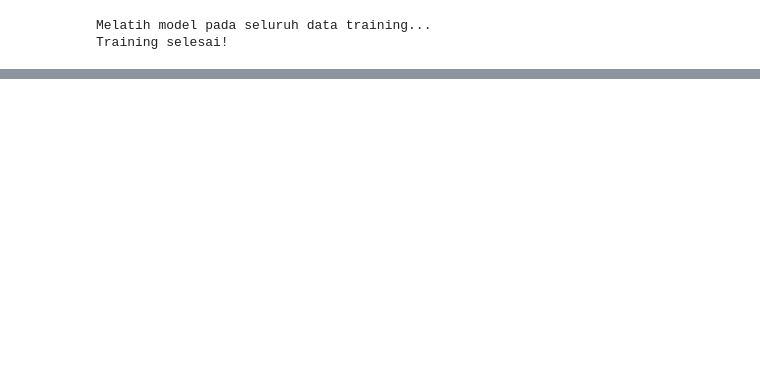
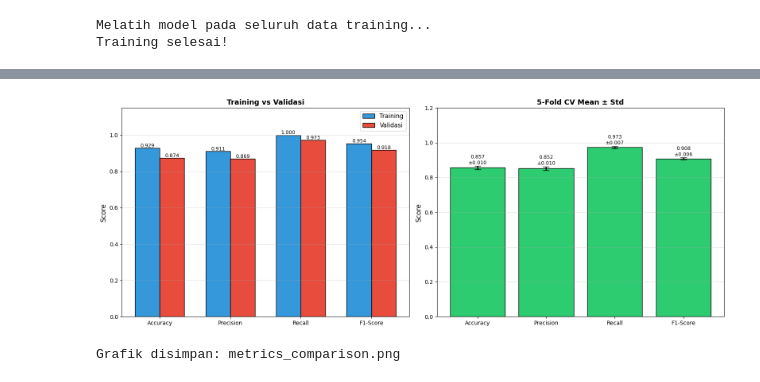
Before and after one commit to dieall/Klasifikasi-XGBOOST, a Jupyter notebook: XGBOOST_Klasifikasi_1.ipynb, the cells around one changed output, grey strips where cells are left out. Saved outputs shown, nothing was run; the diff lists cells and outputs as text; code cells hidden in the pictures; blank space fills up the shorter version.

```diff
--- a/XGBOOST_Klasifikasi_1.ipynb
+++ b/XGBOOST_Klasifikasi_1.ipynb
@@ -631,0 +876,16 @@ Training selesai!
+# %%
+comparison_df = pd.DataFrame({
+    'Metrik'   : ['Accuracy', 'Precision', 'Recall', 'F1-Score'],
+    'Training' : [train_acc,  train_prec,  train_rec,  train_f1],
+    'Validasi' : [val_acc,    val_prec,    val_rec,    val_f1],
+    'CV Mean'  : [cv_scores['accuracy'].mean(),  cv_scores['precision'].mean(),
+                  cv_scores['recall'].mean(),     cv_scores['f1'].mean()],
+    'CV Std'   : [cv_scores['accuracy'].std(),   cv_scores['precision'].std(),
+                  cv_scores['recall'].std(),      cv_scores['f1'].std()],
+})
+
+print("=" * 80)
+print("TABEL PERBANDINGAN METRIK EVALUASI")
+print("=" * 80)
+print(comparison_df.to_string(index=False))
+print("=" * 80)
@@ -631,0 +902,49 @@ Training selesai!
+# %%
+fig, axes = plt.subplots(1, 2, figsize=(16, 6))
+x = np.arange(len(comparison_df))
+w = 0.35
+
+# Plot 1: Training vs Validasi
+b1 = axes[0].bar(x - w/2, comparison_df['Training'], w,
+                  label='Training', color='#3498db', edgecolor='black')
+b2 = axes[0].bar(x + w/2, comparison_df['Validasi'],  w,
+                  label='Validasi',  color='#e74c3c', edgecolor='black')
+
+for bar in b1:
+    axes[0].text(bar.get_x() + bar.get_width()/2, bar.get_height() + 0.005,
+                 f'{bar.get_height():.3f}', ha='center', fontsize=9)
+for bar in b2:
+    axes[0].text(bar.get_x() + bar.get_width()/2, bar.get_height() + 0.005,
+                 f'{bar.get_height():.3f}', ha='center', fontsize=9)
+
+axes[0].set_xticks(x)
+axes[0].set_xticklabels(comparison_df['Metrik'])
+axes[0].set_ylim([0, 1.15])
+axes[0].set_ylabel('Score', fontsize=12)
+axes[0].set_title('Training vs Validasi', fontsize=13, fontweight='bold')
+axes[0].legend(fontsize=11)
+axes[0].grid(axis='y', alpha=0.4)
+
+# Plot 2: Cross-Validation mean ± std
+b3 = axes[1].bar(x, comparison_df['CV Mean'],
+                  yerr=comparison_df['CV Std'],
+                  color='#2ecc71', edgecolor='black', capsize=6,
+                  error_kw={'linewidth': 2})
+for i, (m, s) in enumerate(zip(comparison_df['CV Mean'], comparison_df['CV Std'])):
+    axes[1].text(i, m + s + 0.01, f'{m:.3f}\n±{s:.3f}',
+                 ha='center', fontsize=9)
+
+axes[1].set_xticks(x)
+axes[1].set_xticklabels(comparison_df['Metrik'])
+axes[1].set_ylim([0, 1.2])
+axes[1].set_ylabel('Score', fontsize=12)
+axes[1].set_title(f'{K_FOLDS}-Fold CV Mean ± Std', fontsize=13, fontweight='bold')
+axes[1].grid(axis='y', alpha=0.4)
+
+plt.tight_layout()
+plt.savefig('metrics_comparison.png', dpi=150, bbox_inches='tight')
+plt.show()
+print("Grafik disimpan: metrics_comparison.png")
+# %% [output]
+[figure, added]
+Grafik disimpan: metrics_comparison.png
```
Also changed, not shown: parts of 11 cells of this notebook, 17 other files.
